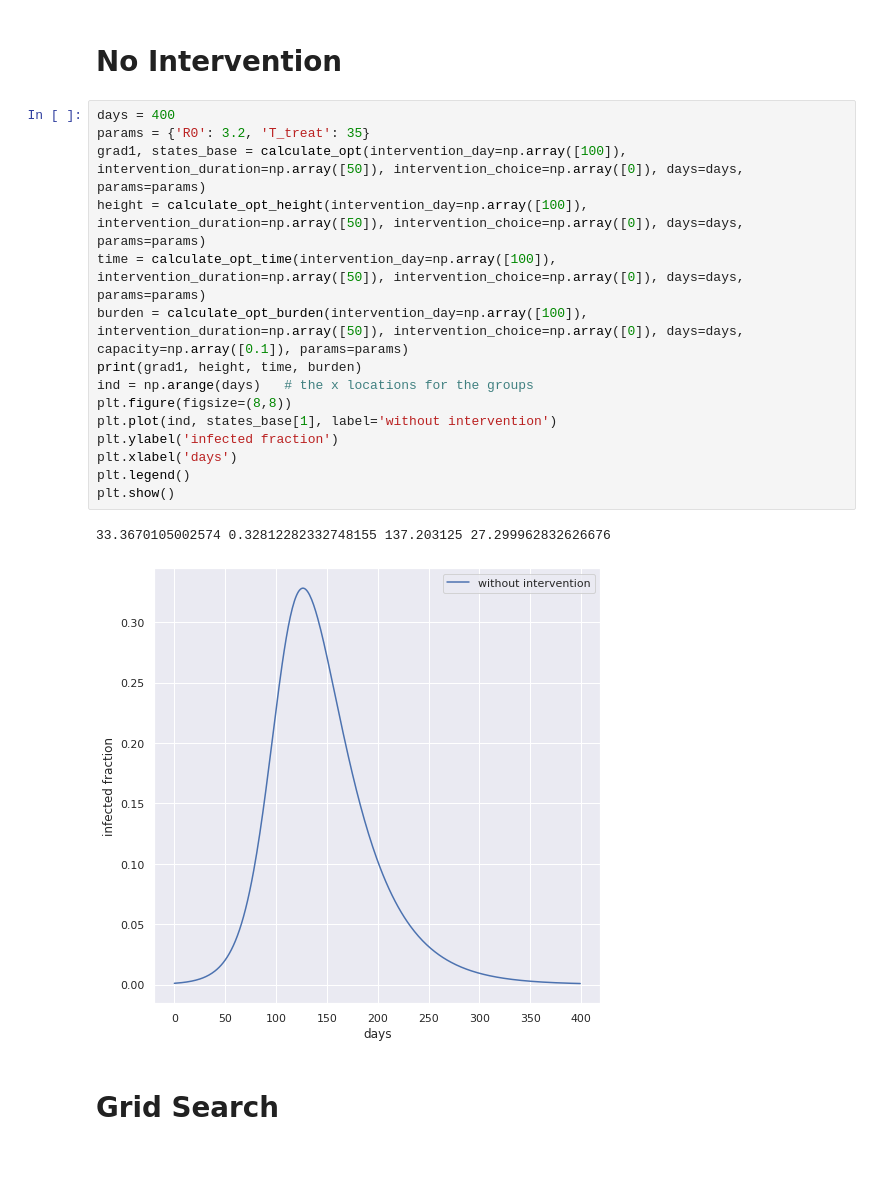
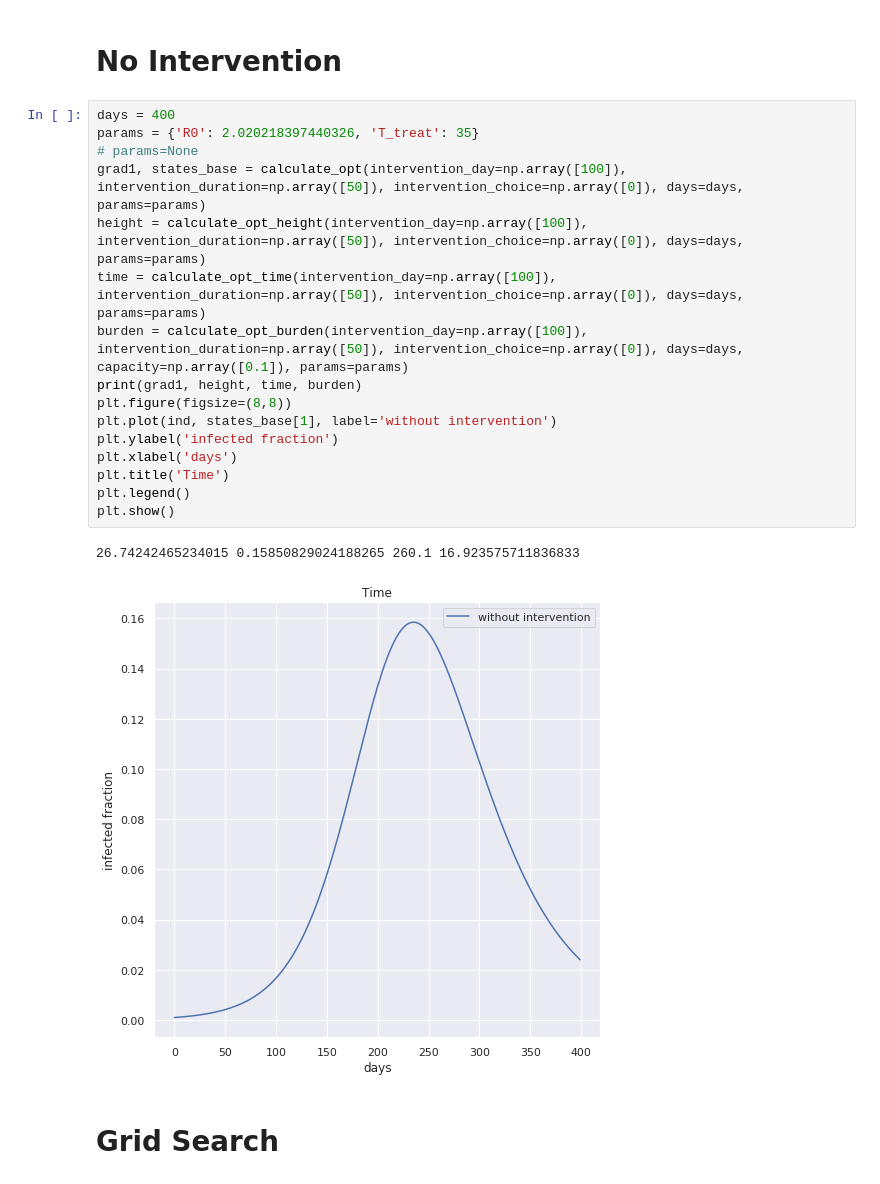
Before and after one commit to WadhwaniAI/covid-modelling, a Jupyter notebook: notebooks/optim/sir_updated.ipynb, the cells around one changed output. Cells and saved outputs as stored; diff of their text form.

```diff
--- a/notebooks/optim/sir_updated.ipynb
+++ b/notebooks/optim/sir_updated.ipynb
@@ -22,22 +25,23 @@ from matplotlib import colors
 # No Intervention
 # %%
 days = 400
-params = {'R0': 3.2, 'T_treat': 35}
+params = {'R0': 2.020218397440326, 'T_treat': 35}
+# params=None
 grad1, states_base = calculate_opt(intervention_day=np.array([100]), intervention_duration=np.array([50]), intervention_choice=np.array([0]), days=days, params=params)
 height = calculate_opt_height(intervention_day=np.array([100]), intervention_duration=np.array([50]), intervention_choice=np.array([0]), days=days, params=params)
 time = calculate_opt_time(intervention_day=np.array([100]), intervention_duration=np.array([50]), intervention_choice=np.array([0]), days=days, params=params)
 burden = calculate_opt_burden(intervention_day=np.array([100]), intervention_duration=np.array([50]), intervention_choice=np.array([0]), days=days, capacity=np.array([0.1]), params=params)
 print(grad1, height, time, burden)
-ind = np.arange(days)   # the x locations for the groups
 plt.figure(figsize=(8,8))
 plt.plot(ind, states_base[1], label='without intervention')
 plt.ylabel('infected fraction')
 plt.xlabel('days')
+plt.title('Time')
 plt.legend()
 plt.show()
 # %% [output]
-33.3670105002574 0.32812282332748155 137.203125 27.299962832626676
+26.74242465234015 0.15850829024188265 260.1 16.923575711836833
-[figure, old version]
+[figure, new version]
 # %% [markdown]
 # Grid Search
 # %% [markdown]
```
Also changed, not shown: parts of 2 cells of this notebook, 5 other files.
